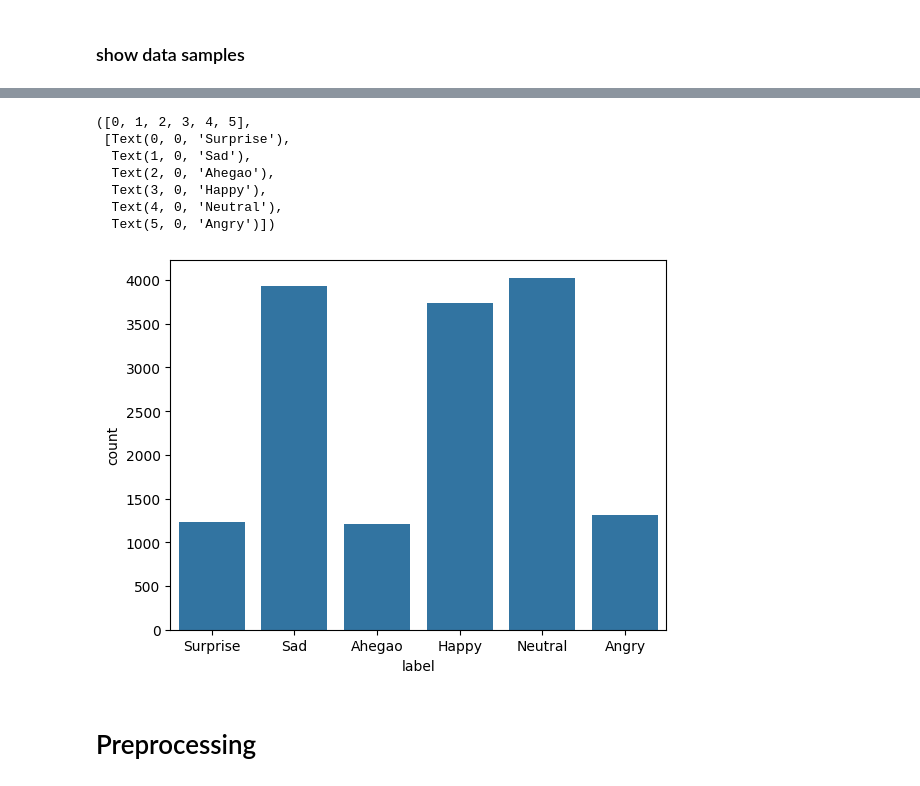
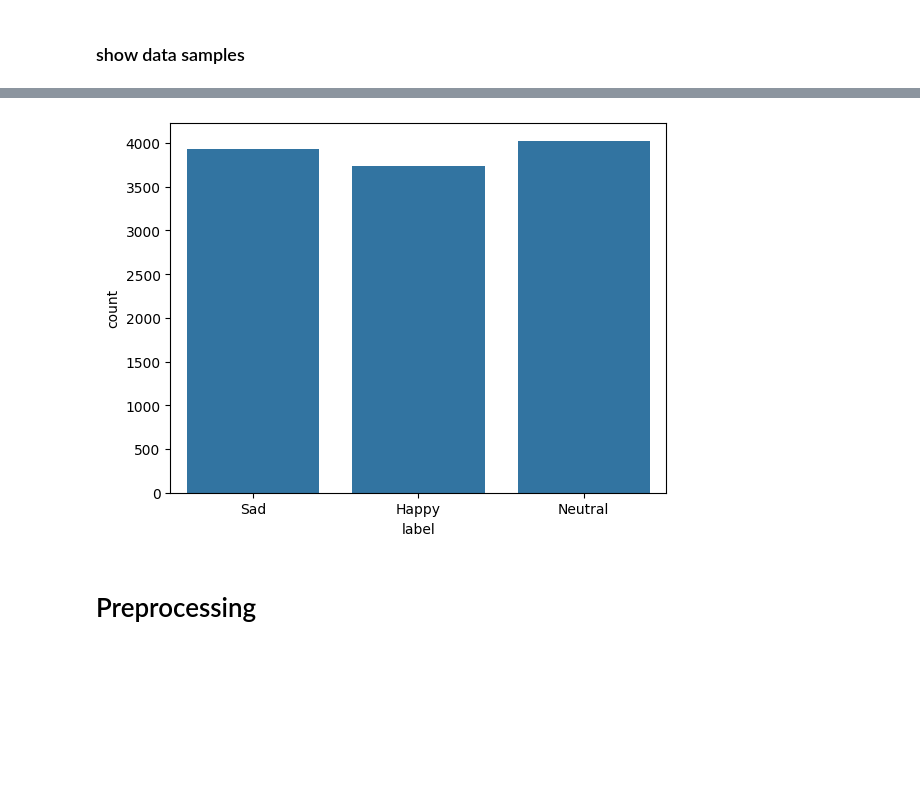
Before and after one commit to AxelSeanCP/Machine-Learning, a Jupyter notebook: Projects/Proyek3_ImageClassification_Axel/face_emotion_recognition.ipynb, the cells around one changed output, grey strips where cells are left out. Cells and saved outputs as stored; diff of their text form; code cells hidden in the pictures; blank space fills up the shorter version.

```diff
--- a/Projects/Proyek3_ImageClassification_Axel/face_emotion_recognition.ipynb
+++ b/Projects/Proyek3_ImageClassification_Axel/face_emotion_recognition.ipynb
@@ -102,17 +110,15 @@ Which in total makes it 15453 samples
 # %%
 df = pd.read_csv('/content/emotion-recognition-dataset/data.csv')
 
+select_label = ['Happy', 'Neutral', 'Sad']
+df = df[df['label'].isin(select_label)]
+
 sns.countplot(x = df['label'])
 plt.xticks(rotation = 0)
+
+plt.show()
 # %% [output]
-([0, 1, 2, 3, 4, 5],
- [Text(0, 0, 'Surprise'),
-  Text(1, 0, 'Sad'),
-  Text(2, 0, 'Ahegao'),
-  Text(3, 0, 'Happy'),
-  Text(4, 0, 'Neutral'),
-  Text(5, 0, 'Angry')])
-[figure, old version]
+[figure, new version]
 # %% [markdown]
 # Preprocessing
 # %% [markdown]
```
Also changed, not shown: parts of 20 cells of this notebook.
